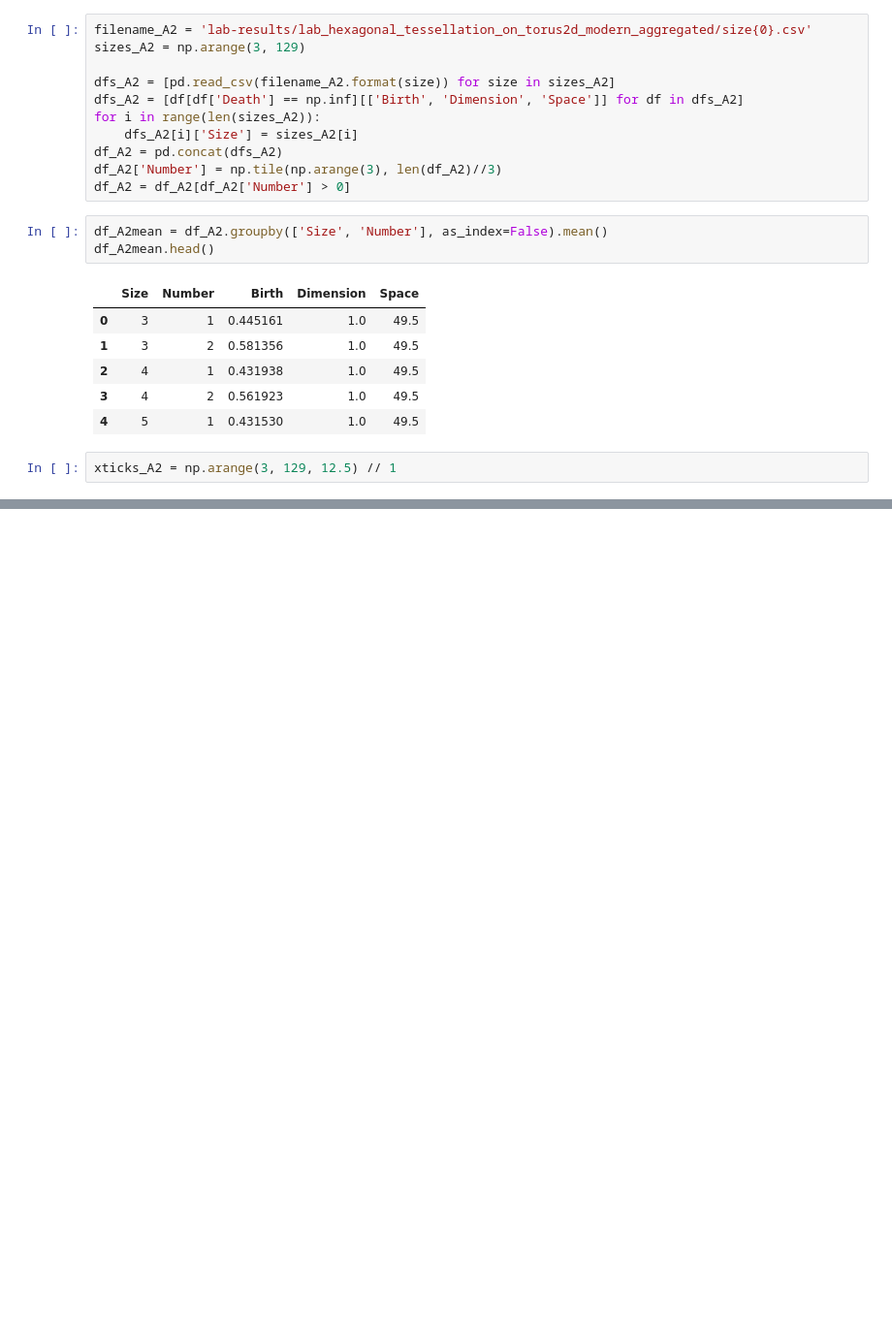
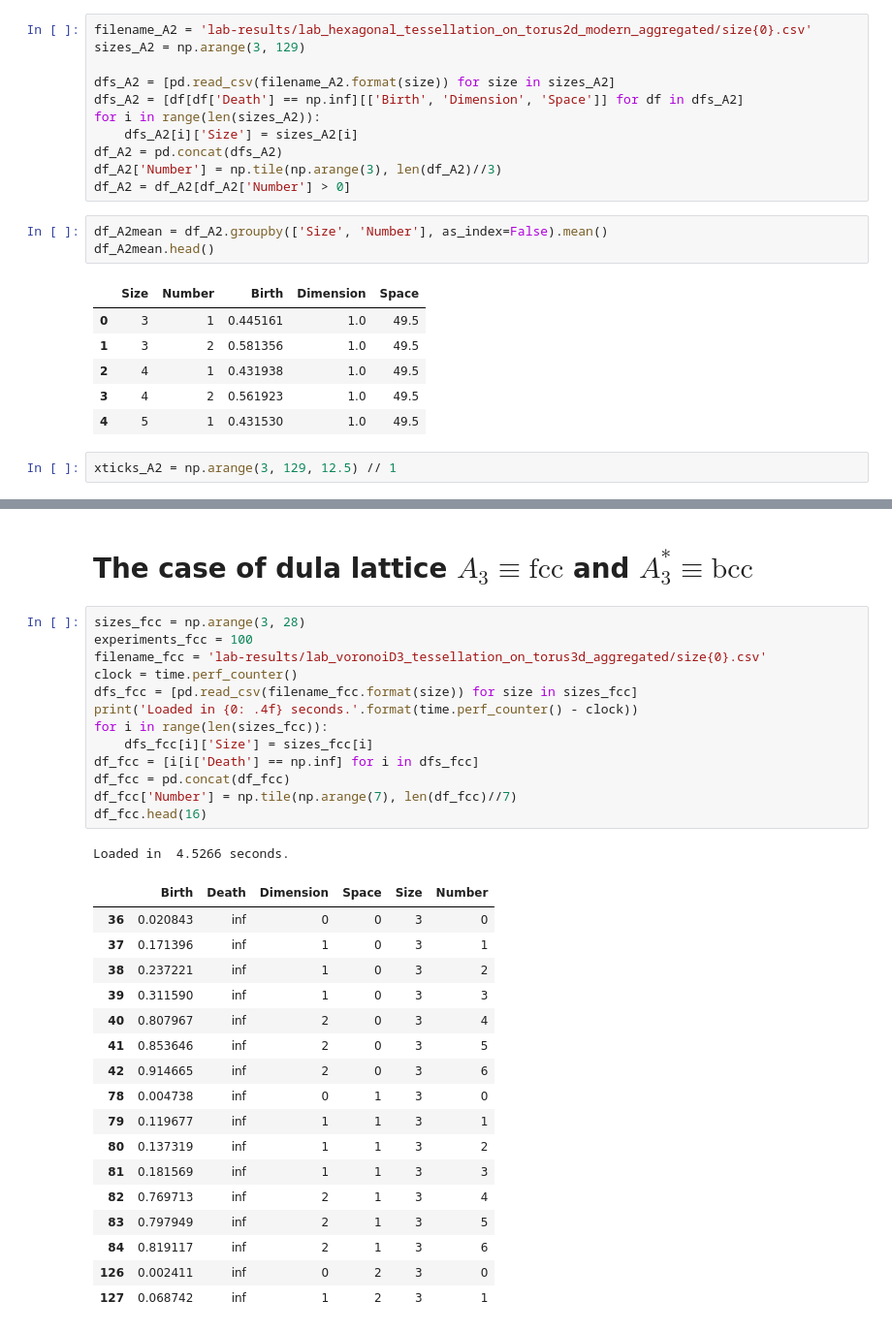
Before and after one commit to zimfv/topological-data-serial-experiments, a Jupyter notebook: Analyze Duality.ipynb, the cells around one changed output, grey strips where cells are left out. Shown at 97% size. Saved outputs shown, nothing was run; the diff lists cells and outputs as text; blank space fills up the shorter version.

```diff
--- a/Analyze Duality.ipynb
+++ b/Analyze Duality.ipynb
@@ -137,0 +140,34 @@ plt.grid(True)
+# %% [markdown]
+# The case of dula lattice $A_3\equiv\text{fcc}$ and $A_3^*\equiv\text{bcc}$
+# %%
+sizes_fcc = np.arange(3, 28)
+experiments_fcc = 100
+filename_fcc = 'lab-results/lab_voronoiD3_tessellation_on_torus3d_aggregated/size{0}.csv'
+clock = time.perf_counter()
+dfs_fcc = [pd.read_csv(filename_fcc.format(size)) for size in sizes_fcc]
+print('Loaded in {0: .4f} seconds.'.format(time.perf_counter() - clock))
+for i in range(len(sizes_fcc)):
+    dfs_fcc[i]['Size'] = sizes_fcc[i]
+df_fcc = [i[i['Death'] == np.inf] for i in dfs_fcc]
+df_fcc = pd.concat(df_fcc)
+df_fcc['Number'] = np.tile(np.arange(7), len(df_fcc)//7)
+df_fcc.head(16)
+# %% [output]
+Loaded in  4.5266 seconds.
+|  | Birth | Death | Dimension | Space | Size | Number |
+| 36 | 0.020843 | inf | 0 | 0 | 3 | 0 |
+| 37 | 0.171396 | inf | 1 | 0 | 3 | 1 |
+| 38 | 0.237221 | inf | 1 | 0 | 3 | 2 |
+| 39 | 0.311590 | inf | 1 | 0 | 3 | 3 |
+| 40 | 0.807967 | inf | 2 | 0 | 3 | 4 |
+| 41 | 0.853646 | inf | 2 | 0 | 3 | 5 |
+| 42 | 0.914665 | inf | 2 | 0 | 3 | 6 |
+| 78 | 0.004738 | inf | 0 | 1 | 3 | 0 |
+| 79 | 0.119677 | inf | 1 | 1 | 3 | 1 |
+| 80 | 0.137319 | inf | 1 | 1 | 3 | 2 |
+| 81 | 0.181569 | inf | 1 | 1 | 3 | 3 |
+| 82 | 0.769713 | inf | 2 | 1 | 3 | 4 |
+| 83 | 0.797949 | inf | 2 | 1 | 3 | 5 |
+| 84 | 0.819117 | inf | 2 | 1 | 3 | 6 |
+| 126 | 0.002411 | inf | 0 | 2 | 3 | 0 |
+| 127 | 0.068742 | inf | 1 | 2 | 3 | 1 |
```
Also changed, not shown: parts of 14 cells of this notebook, 4 other files.
